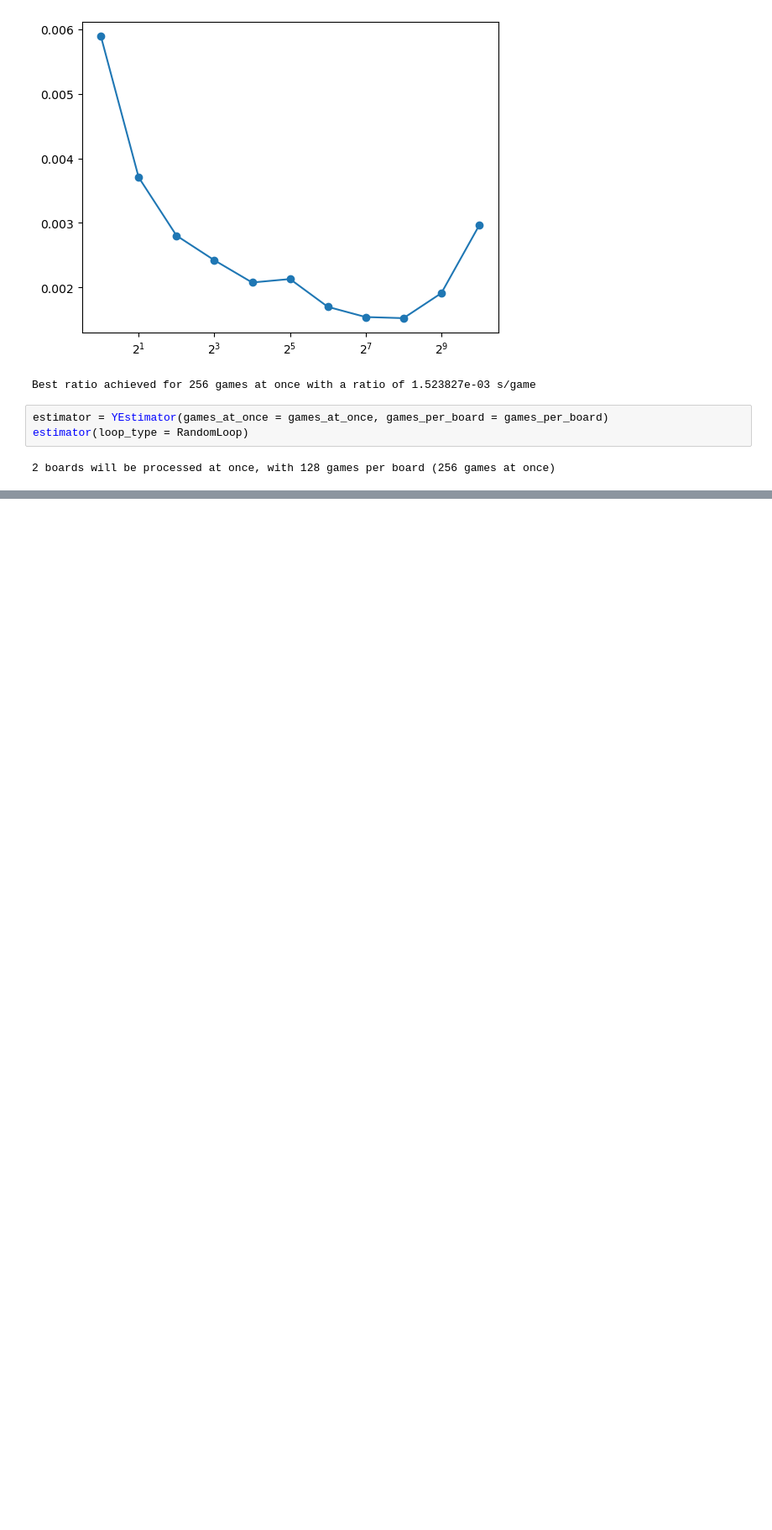
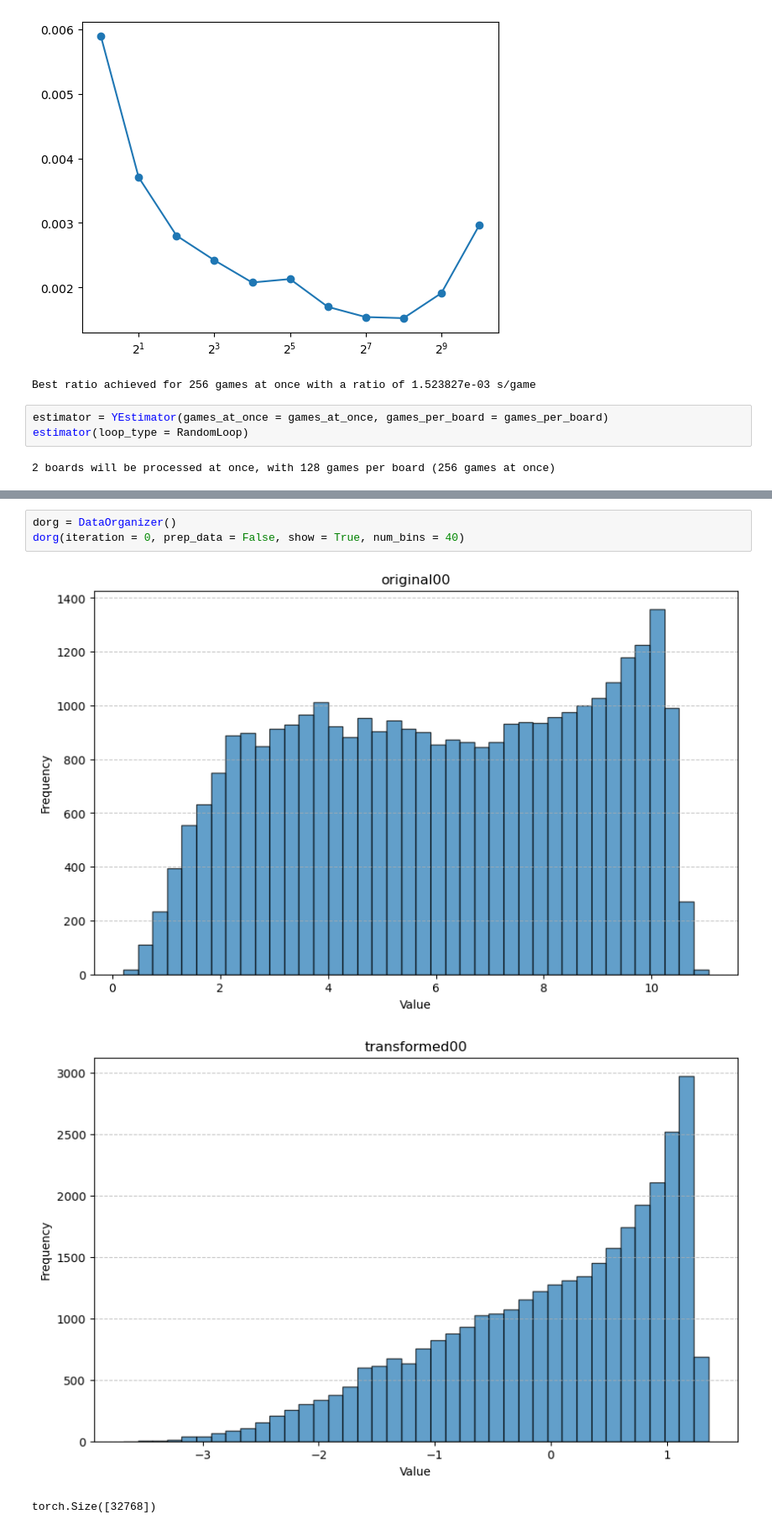
Before and after one commit to Jankwi/Blockudoku-RL, a Jupyter notebook: experiment.ipynb, the cells around one changed output, grey strips where cells are left out. Shown at 84% size. Drawn from its saved outputs; the diff is of its cells as text; blank space fills up the shorter version.

```diff
--- a/experiment.ipynb
+++ b/experiment.ipynb
@@ -70,0 +79,7 @@ estimator(loop_type = RandomLoop)
+# %%
+dorg = DataOrganizer()
+dorg(iteration = 0, prep_data = False, show = True, num_bins = 40)
+# %% [output]
+[figure, added]
+[figure, added]
+torch.Size([32768])
```
Also changed, not shown: parts of 7 cells of this notebook, 7 other files.
